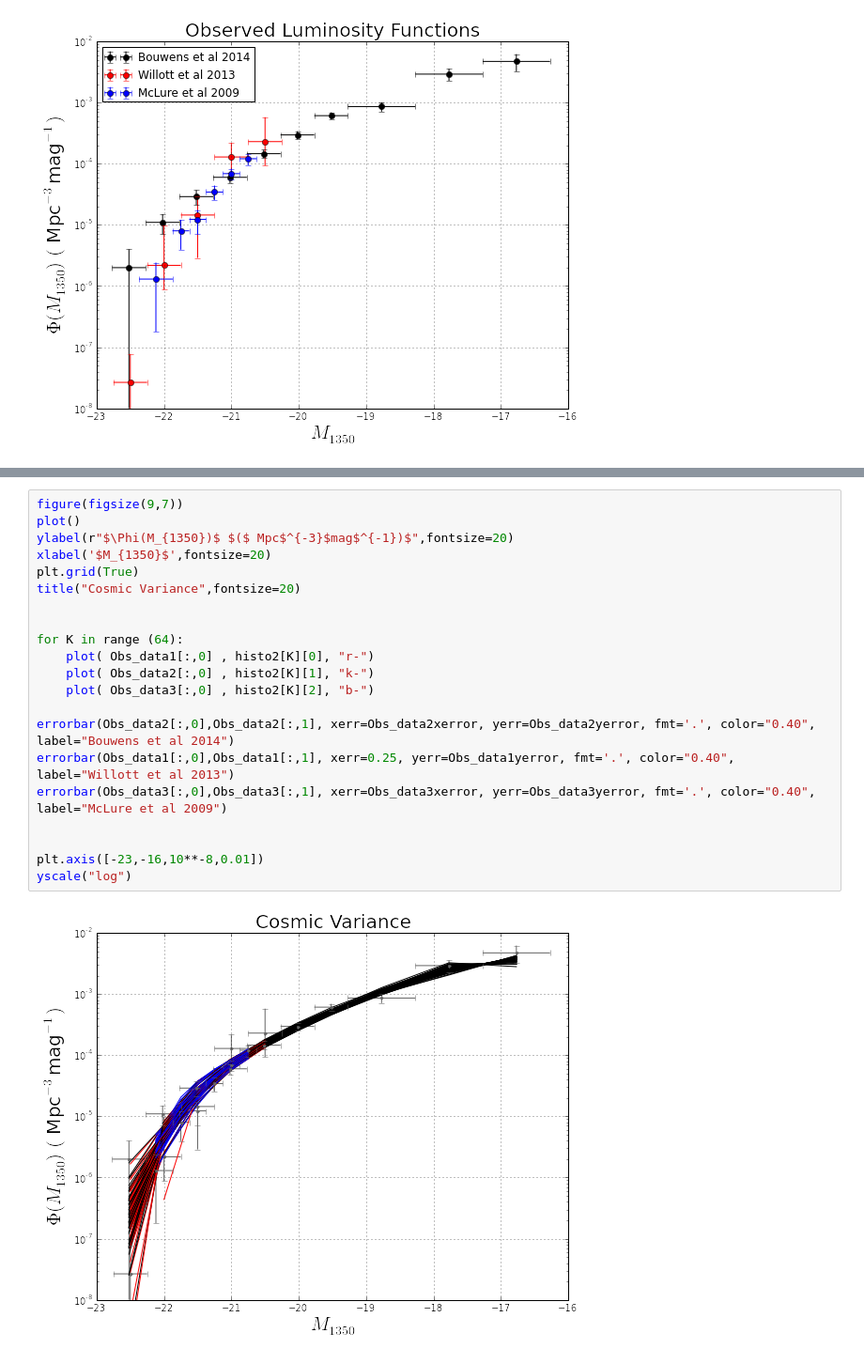
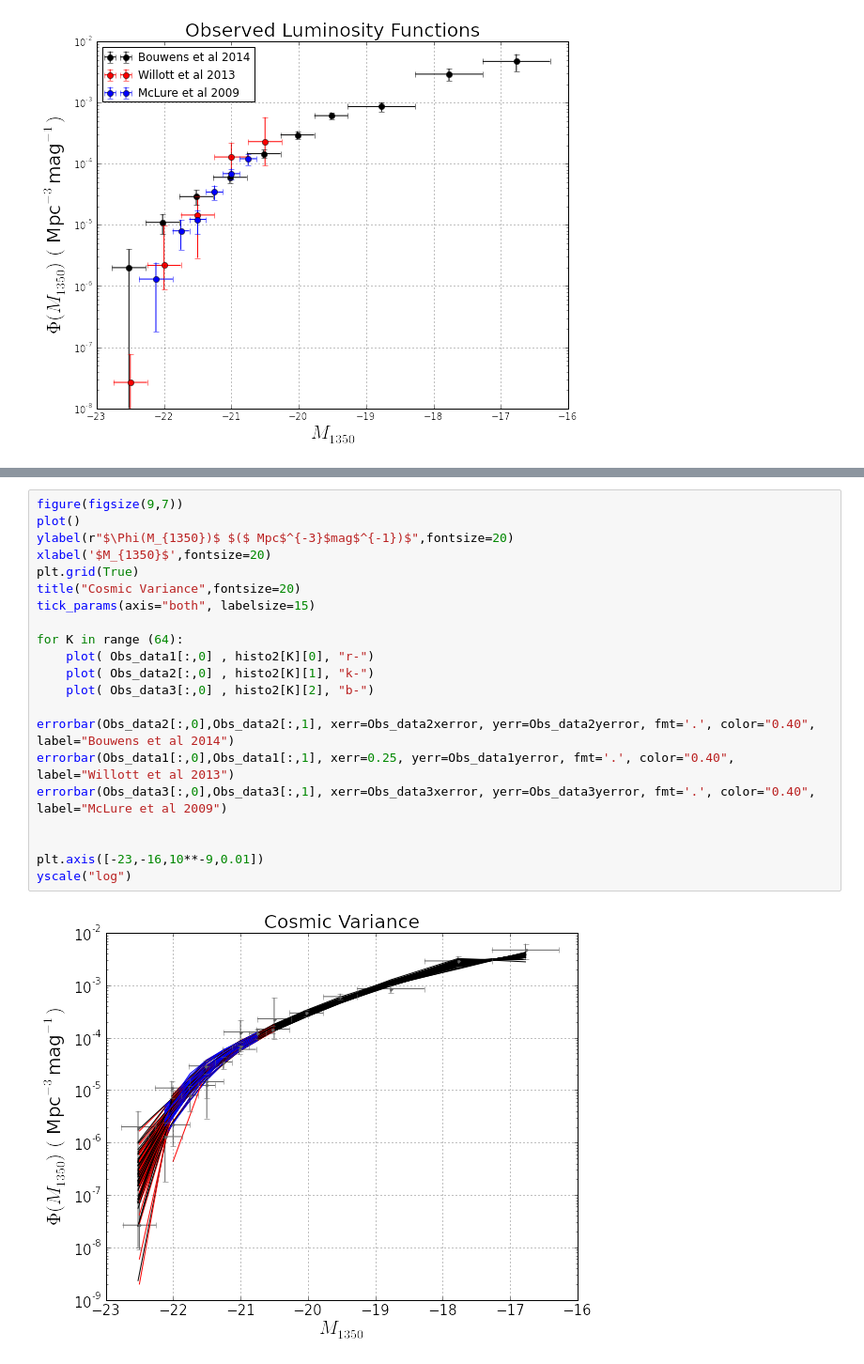
Before and after one commit to flgomezc/sfr-dmhm, a Jupyter notebook: analysis/plots.ipynb, the cells around one changed output, grey strips where cells are left out. Shown at 94% size. Cells and saved outputs as stored; diff of their text form.

```diff
--- a/analysis/plots.ipynb
+++ b/analysis/plots.ipynb
@@ -157,23 +159,23 @@ yscale("log")
 # %%
 figure(figsize(9,7))
 plot()
 ylabel(r"$\Phi(M_{1350})$ $($ Mpc$^{-3}$mag$^{-1})$",fontsize=20)
 xlabel('$M_{1350}$',fontsize=20)
 plt.grid(True)
 title("Cosmic Variance",fontsize=20)
-
+tick_params(axis="both", labelsize=15)
 
 for K in range (64):
     plot( Obs_data1[:,0] , histo2[K][0], "r-")
     plot( Obs_data2[:,0] , histo2[K][1], "k-")
     plot( Obs_data3[:,0] , histo2[K][2], "b-")
 
 errorbar(Obs_data2[:,0],Obs_data2[:,1], xerr=Obs_data2xerror, yerr=Obs_data2yerror, fmt='.', color="0.40", label="Bouwens et al 2014")
 errorbar(Obs_data1[:,0],Obs_data1[:,1], xerr=0.25, yerr=Obs_data1yerror, fmt='.', color="0.40", label="Willott et al 2013")
 errorbar(Obs_data3[:,0],Obs_data3[:,1], xerr=Obs_data3xerror, yerr=Obs_data3yerror, fmt='.', color="0.40", label="McLure et al 2009")
 
 
-plt.axis([-23,-16,10**-8,0.01])
+plt.axis([-23,-16,10**-9,0.01])
 yscale("log")
 # %% [output]
-[figure, old version]
+[figure, new version]
```
Also changed, not shown: parts of 1 cell of this notebook.
